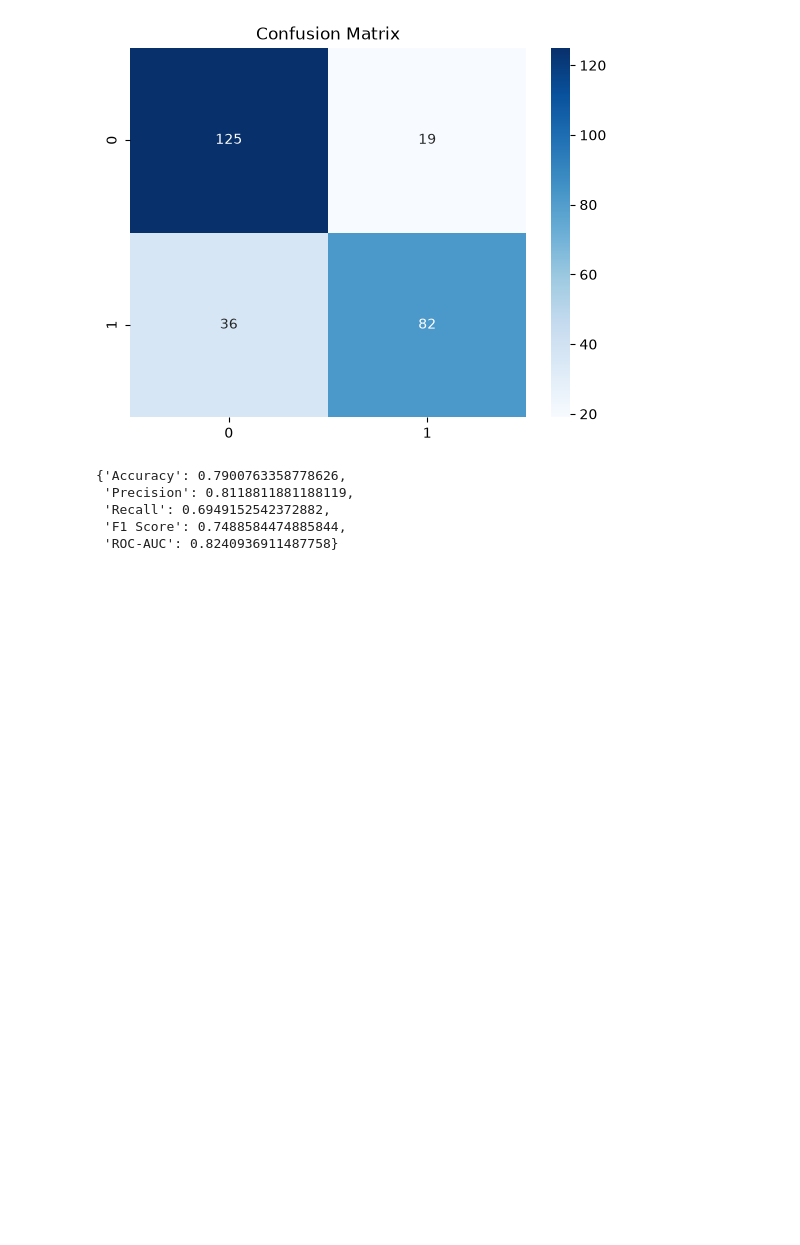
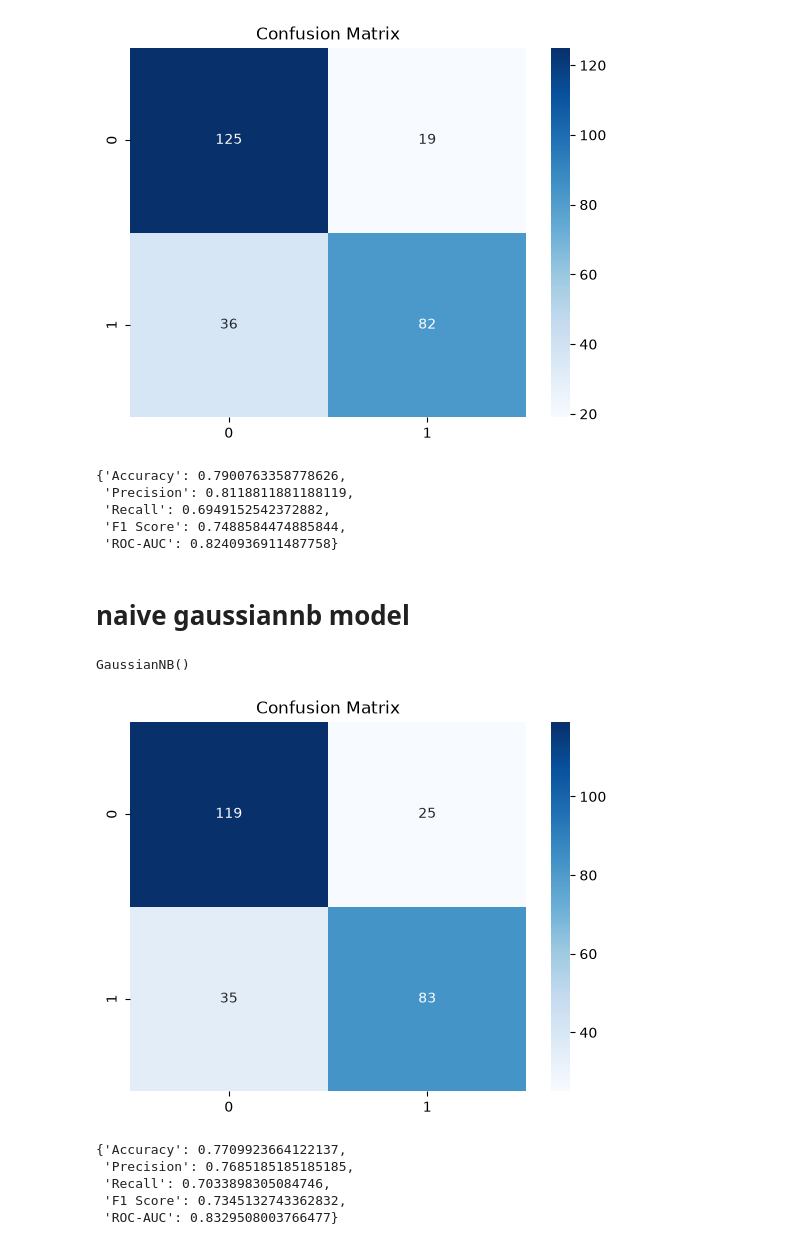
Before and after one commit to Mohamadzf23/titanic-survival-classification, a Jupyter notebook: src/titanic_classification.ipynb, the cells around one changed output. Saved outputs shown, nothing was run; the diff lists cells and outputs as text; code cells hidden in the pictures; blank space fills up the shorter version.

Commit message:
add naive gaussian model

```diff
--- a/src/titanic_classification.ipynb
+++ b/src/titanic_classification.ipynb
@@ -758,3 +758,11 @@ evaluate(svm, X_test_scaled, y_test)
  'Recall': 0.6949152542372882,
  'F1 Score': 0.7488584474885844,
  'ROC-AUC': 0.8240936911487758}
+# %% [markdown]
+# naive gaussiannb model
+# %%
+naive = GaussianNB()
+
+naive.fit(X_train_scaled, y_train)
+# %% [output]
+GaussianNB()
@@ -760,0 +771,12 @@ evaluate(svm, X_test_scaled, y_test)
+# %%
+plot_confusion_matrix(naive, X_test_scaled, y_test)
+# %% [output]
+[figure, added]
+# %%
+evaluate(naive, X_test_scaled, y_test)
+# %% [output]
+{'Accuracy': 0.7709923664122137,
+ 'Precision': 0.7685185185185185,
+ 'Recall': 0.7033898305084746,
+ 'F1 Score': 0.7345132743362832,
+ 'ROC-AUC': 0.8329508003766477}
```
Also changed, not shown: parts of 1 cell of this notebook.
